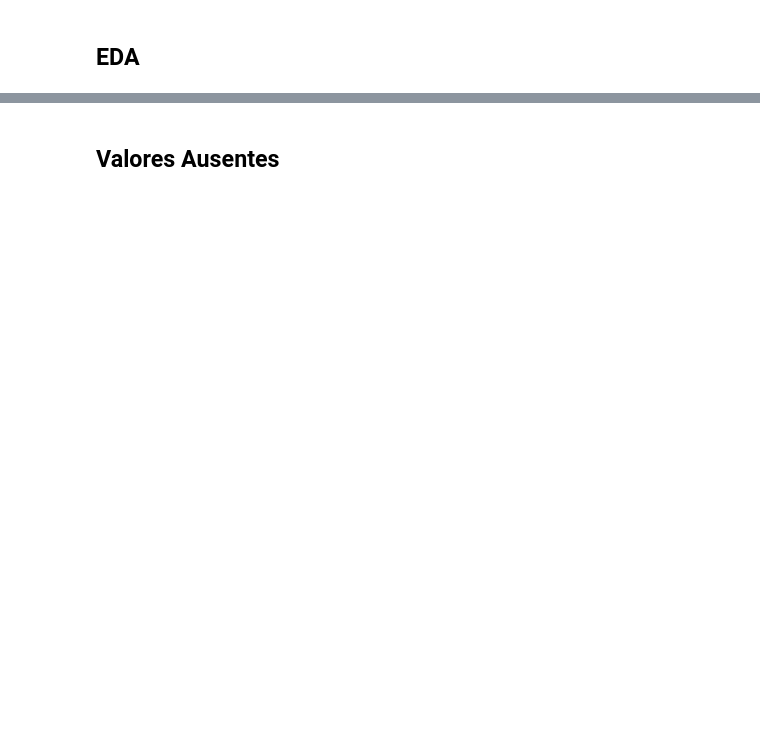
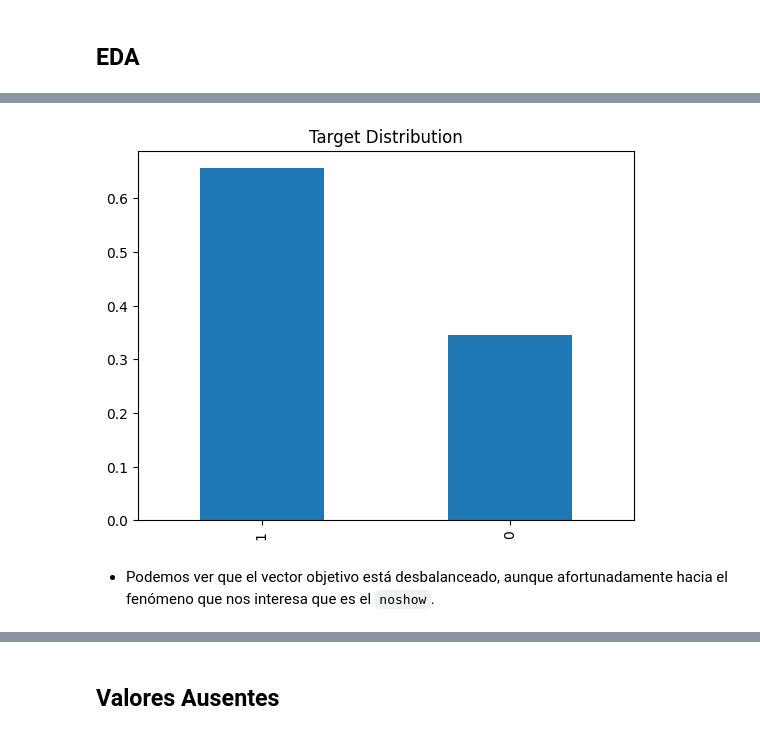
Before and after one commit to datacubeR/ML, a Jupyter notebook: Tarea_3/Tarea_3.ipynb, the cells around one changed output, grey strips where cells are left out. Drawn from its saved outputs; the diff is of its cells as text; code cells hidden in the pictures; blank space fills up the shorter version.

```diff
--- a/Tarea_3/Tarea_3.ipynb
+++ b/Tarea_3/Tarea_3.ipynb
@@ -63,0 +97,6 @@ sns.countplot(x="target", data=df_train);
+# %%
+df_train.noshow.value_counts(normalize=True).plot(kind="bar", title="Target Distribution");
+# %% [output]
+[figure, added]
+# %% [markdown]
+* Podemos ver que el vector objetivo está desbalanceado, aunque afortunadamente hacia el fenómeno que nos interesa que es el `noshow`.
```
Also changed, not shown: parts of 98 cells of this notebook.
